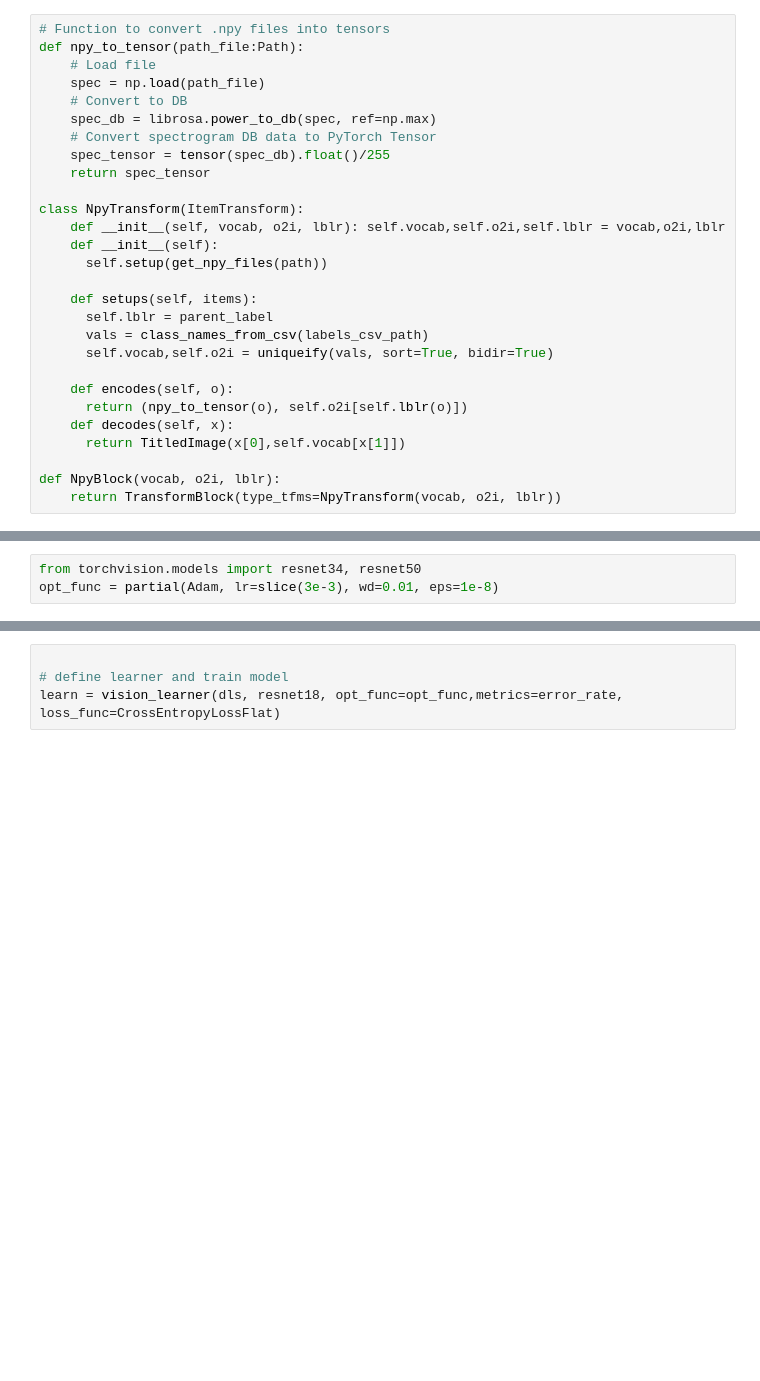
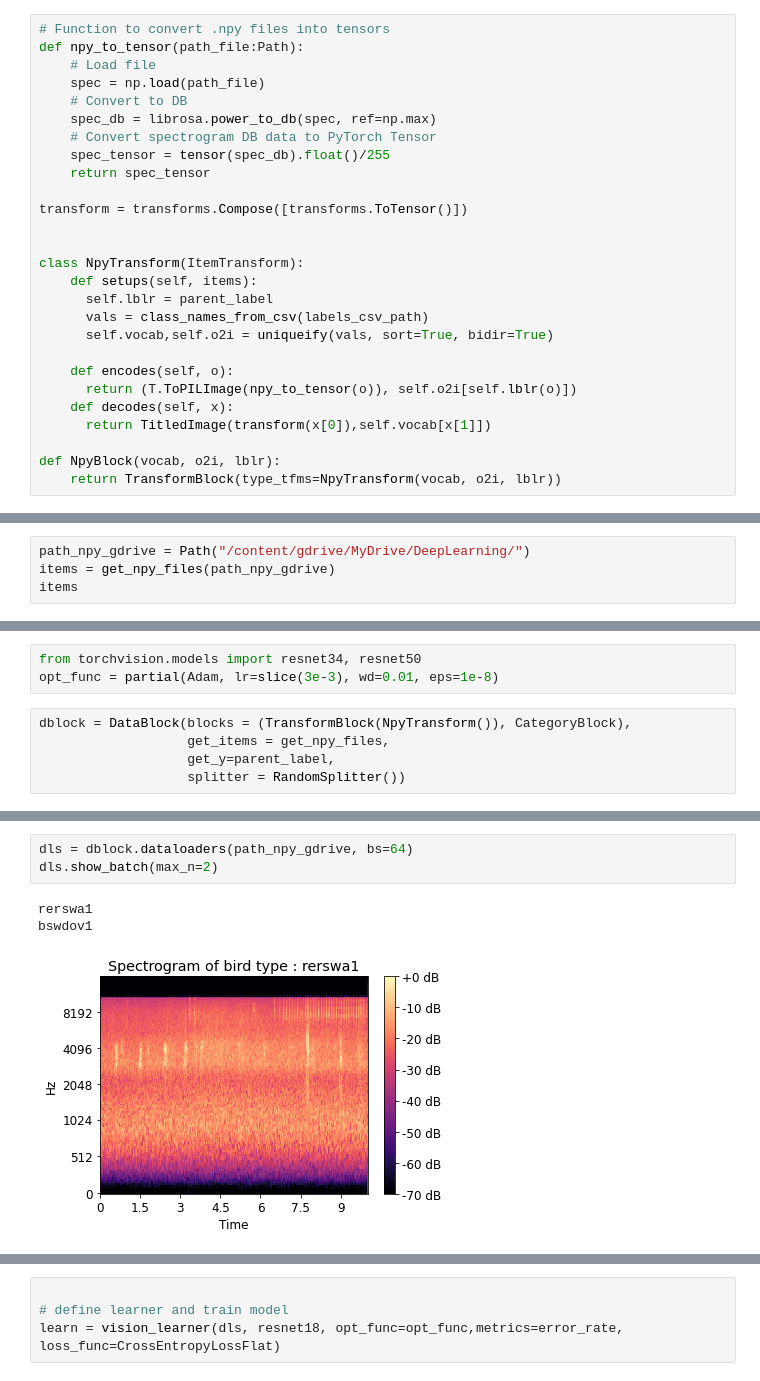
Before and after one commit to Moramor/birdclef-competition, a Jupyter notebook: generate-spectrogram-before.ipynb, the cells around one changed output, grey strips where cells are left out. Drawn from its saved outputs; the diff is of its cells as text; blank space fills up the shorter version.

```diff
--- a/generate-spectrogram-before.ipynb
+++ b/generate-spectrogram-before.ipynb
@@ -320,20 +321,19 @@ def npy_to_tensor(path_file:Path):
     spec_tensor = tensor(spec_db).float()/255
     return spec_tensor
 
+transform = transforms.Compose([transforms.ToTensor()])
+
+
 class NpyTransform(ItemTransform):
-    def __init__(self, vocab, o2i, lblr): self.vocab,self.o2i,self.lblr = vocab,o2i,lblr
-    def __init__(self):
-      self.setup(get_npy_files(path))
-
     def setups(self, items):
       self.lblr = parent_label
       vals = class_names_from_csv(labels_csv_path)
       self.vocab,self.o2i = uniqueify(vals, sort=True, bidir=True)
 
     def encodes(self, o):
-      return (npy_to_tensor(o), self.o2i[self.lblr(o)])
+      return (T.ToPILImage(npy_to_tensor(o)), self.o2i[self.lblr(o)])
     def decodes(self, x):
-      return TitledImage(x[0],self.vocab[x[1]])
+      return TitledImage(transform(x[0]),self.vocab[x[1]])
 
 def NpyBlock(vocab, o2i, lblr):
     return TransformBlock(type_tfms=NpyTransform(vocab, o2i, lblr))
@@ -400,3 +414,7 @@ dec = npy_transform.decode([x,y])
 dec.show()
 # %% [markdown]
 ## Create Tfmdlists
+# %%
+path_npy_gdrive = Path("/content/gdrive/MyDrive/DeepLearning/")
+items = get_npy_files(path_npy_gdrive)
+items
@@ -414,3 +450,8 @@ dls = tls.dataloaders(bs=64)
 # %%
 from torchvision.models import resnet34, resnet50
 opt_func = partial(Adam, lr=slice(3e-3), wd=0.01, eps=1e-8)
+# %%
+dblock = DataBlock(blocks = (TransformBlock(NpyTransform()), CategoryBlock),
+                   get_items = get_npy_files,
+                   get_y=parent_label,
+                   splitter = RandomSplitter())
@@ -416,0 +468,7 @@ opt_func = partial(Adam, lr=slice(3e-3), wd=0.01, eps=1e-8)
+# %%
+dls = dblock.dataloaders(path_npy_gdrive, bs=64)
+dls.show_batch(max_n=2)
+# %% [output]
+rerswa1
+bswdov1
+[figure, added]
```
Also changed, not shown: parts of 26 cells of this notebook.
